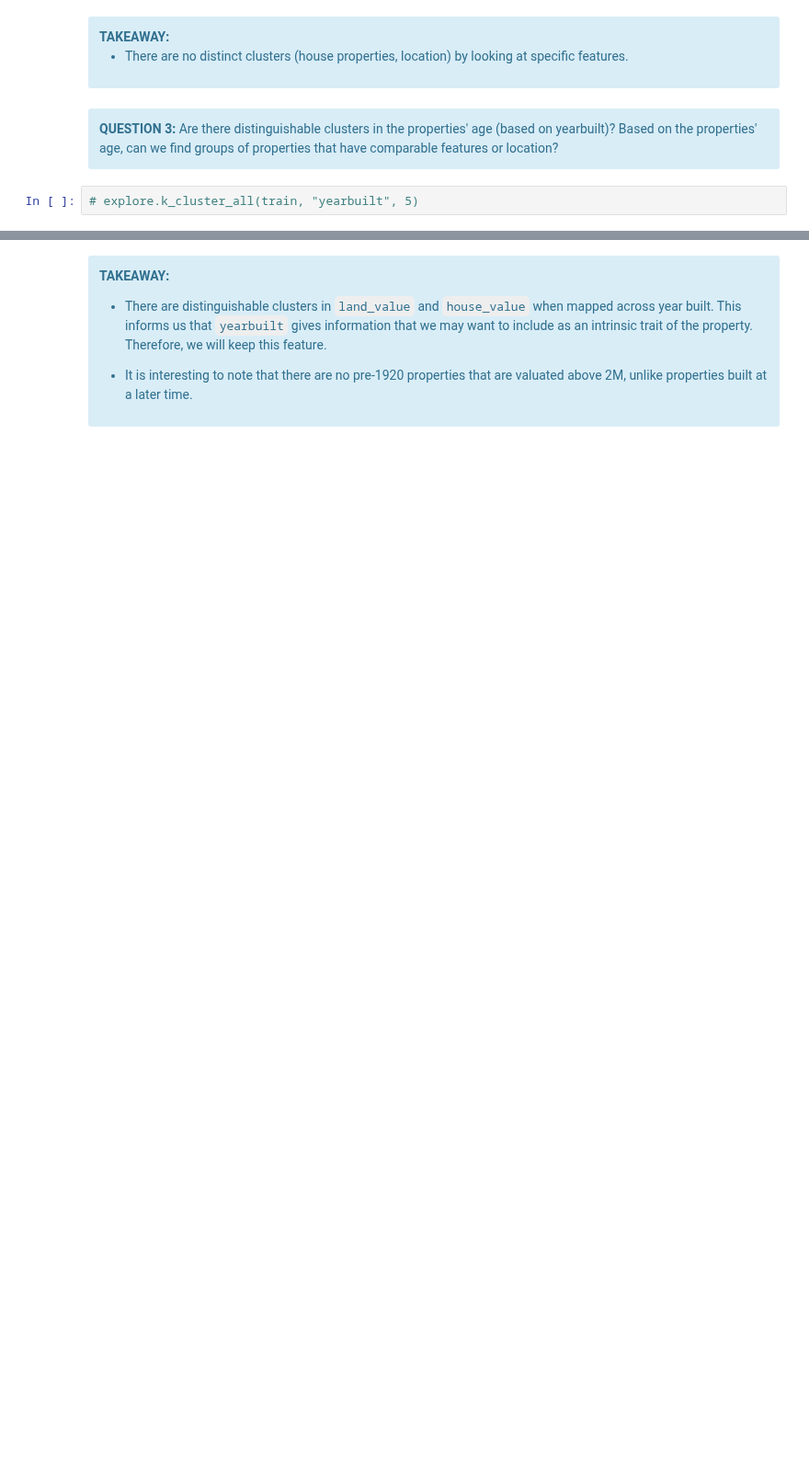
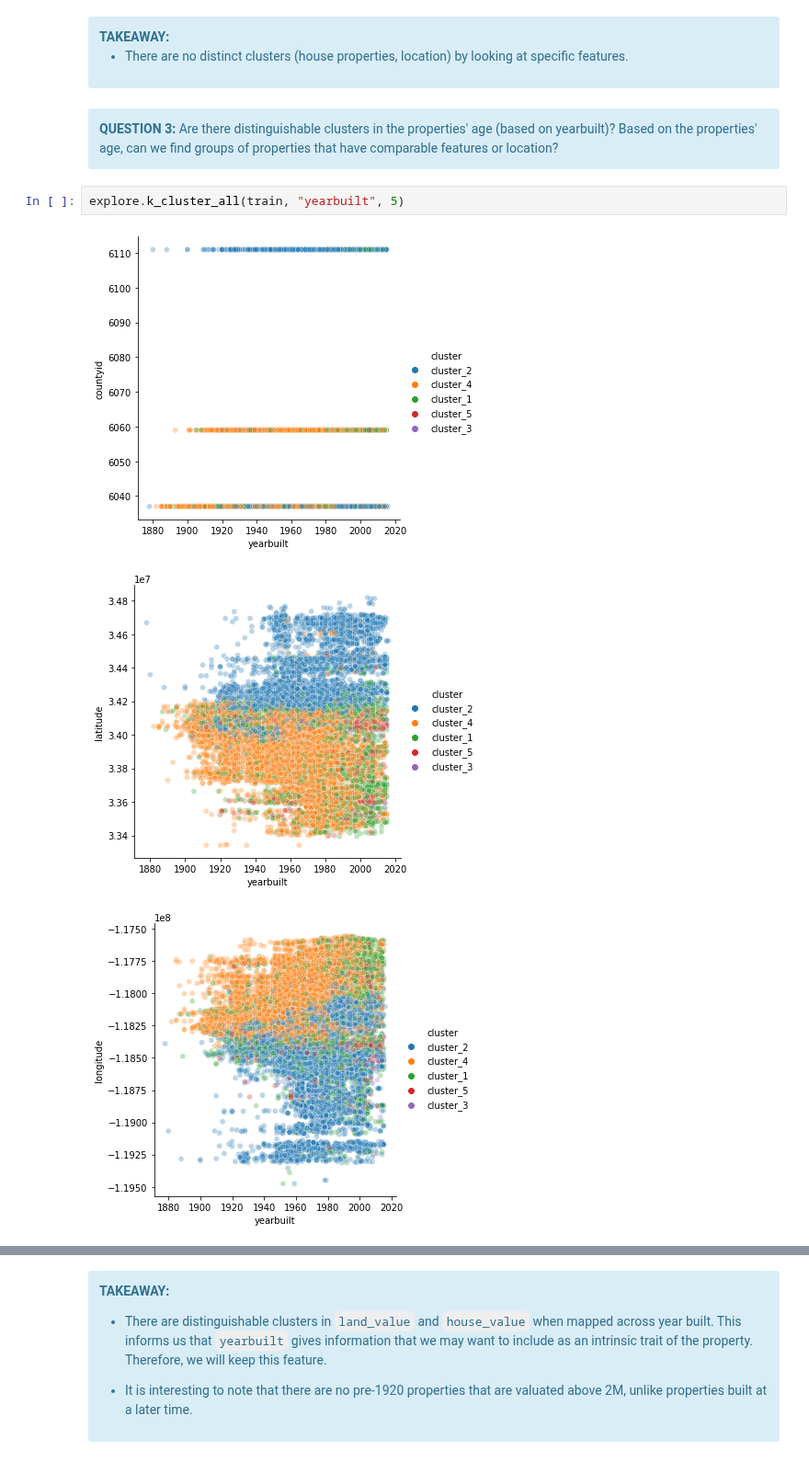
Before and after one commit to RainierCluster/zillow-cluster, a Jupyter notebook: reduce_zillow_logerror.ipynb, the cells around one changed output, grey strips where cells are left out. Shown at 92% size. Cells and saved outputs as stored; diff of their text form; blank space fills up the shorter version.

```diff
--- a/reduce_zillow_logerror.ipynb
+++ b/reduce_zillow_logerror.ipynb
@@ -436,4 +449,8 @@ Look for clusters in months.
 Are there distinguishable clusters in the properties' age (based on yearbuilt)? Based on the properties' age, can we find groups of properties that have comparable features or location?
 </div>
 # %%
-# explore.k_cluster_all(train, "yearbuilt", 5)
+explore.k_cluster_all(train, "yearbuilt", 5)
+# %% [output]
+[figure, added]
+[figure, added]
+[figure, added]
```
Also changed, not shown: parts of 27 cells of this notebook.
